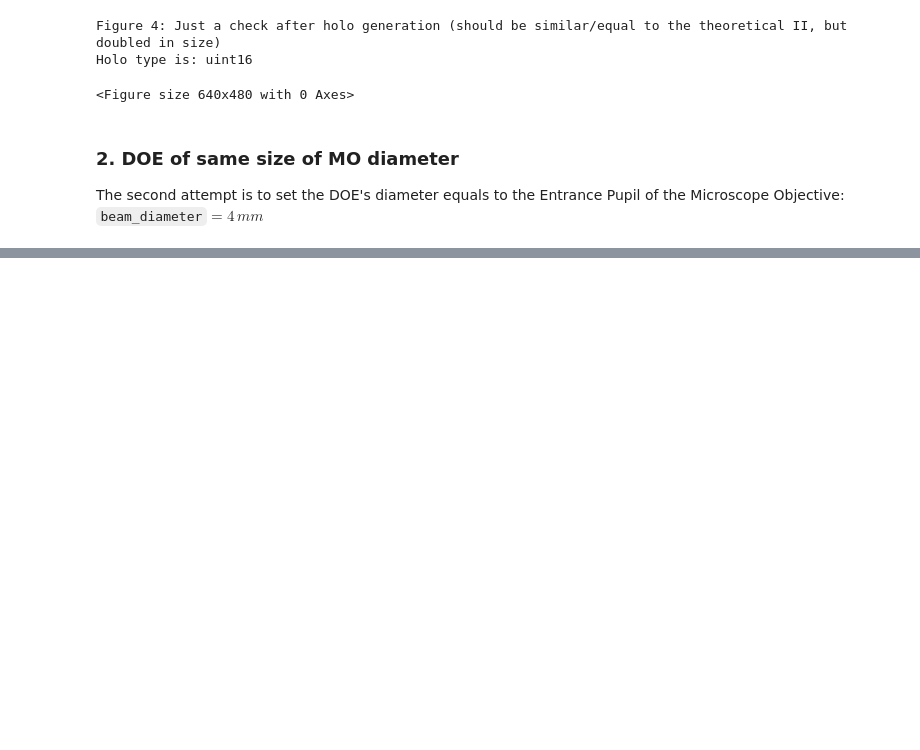
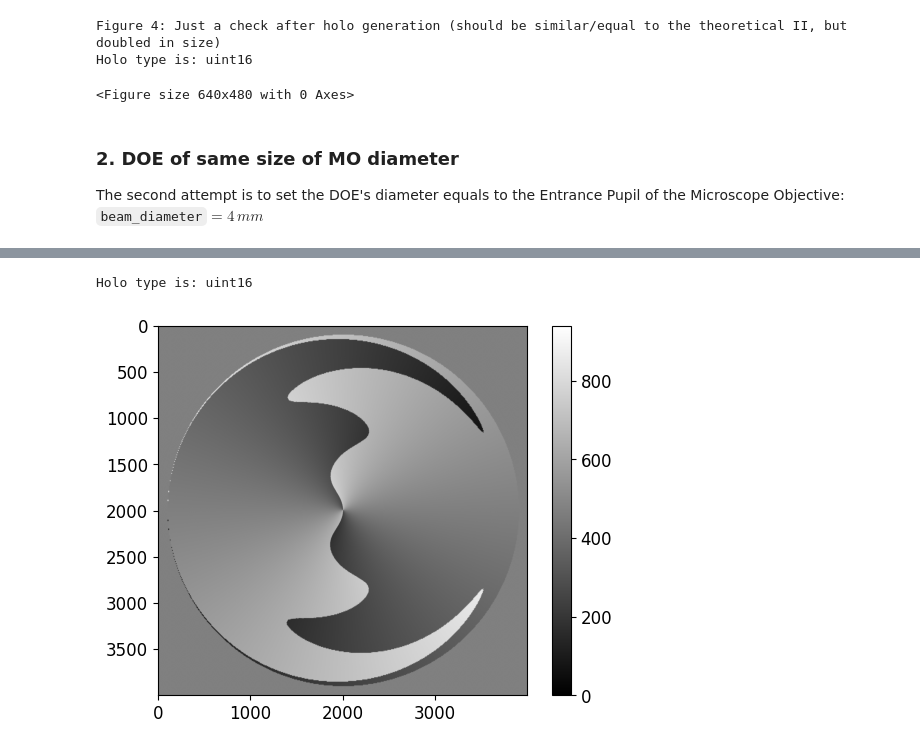
Before and after one commit to dmaluenda/DigiHolos2LaserBeamModelation, a Jupyter notebook: DOE/HologramGenerator.ipynb, the cells around one changed output, grey strips where cells are left out. Drawn from its saved outputs; the diff is of its cells as text; code cells hidden in the pictures; blank space fills up the shorter version.

```diff
--- a/DOE/HologramGenerator.ipynb
+++ b/DOE/HologramGenerator.ipynb
@@ -184,11 +200,17 @@ AttributeError: 'str' object has no attribute 'dtype'
 # %%
 # The last one is a small version of the vortex-Zernike beam.
 
 x, y = np.meshgrid(np.linspace(-1,1, NP_MO), np.linspace(-1,1, NP_MO))
 phi = np.atan2(-y, x)
 
-profile_vortex_MO = profile_EP * np.exp(1j*phi)
+profile_vortex_MO = profile_EP_MO * np.exp(1j*phi)
 
 holo_vortex_MO, field_vortex_MO = get_holo(profile_vortex_MO, phase_levels)
 
+plt.imshow(holo_vortex_MO, cmap='gray', vmin=0, vmax=phase_levels)
+plt.colorbar()
+
 save_holo(holo_vortex_MO, f"Zernike_FullComplex_{MO_diameter/mm:.0f}mm")
+# %% [output]
+Holo type is: uint16
+[figure, added]
```
Also changed, not shown: parts of 3 cells of this notebook.
